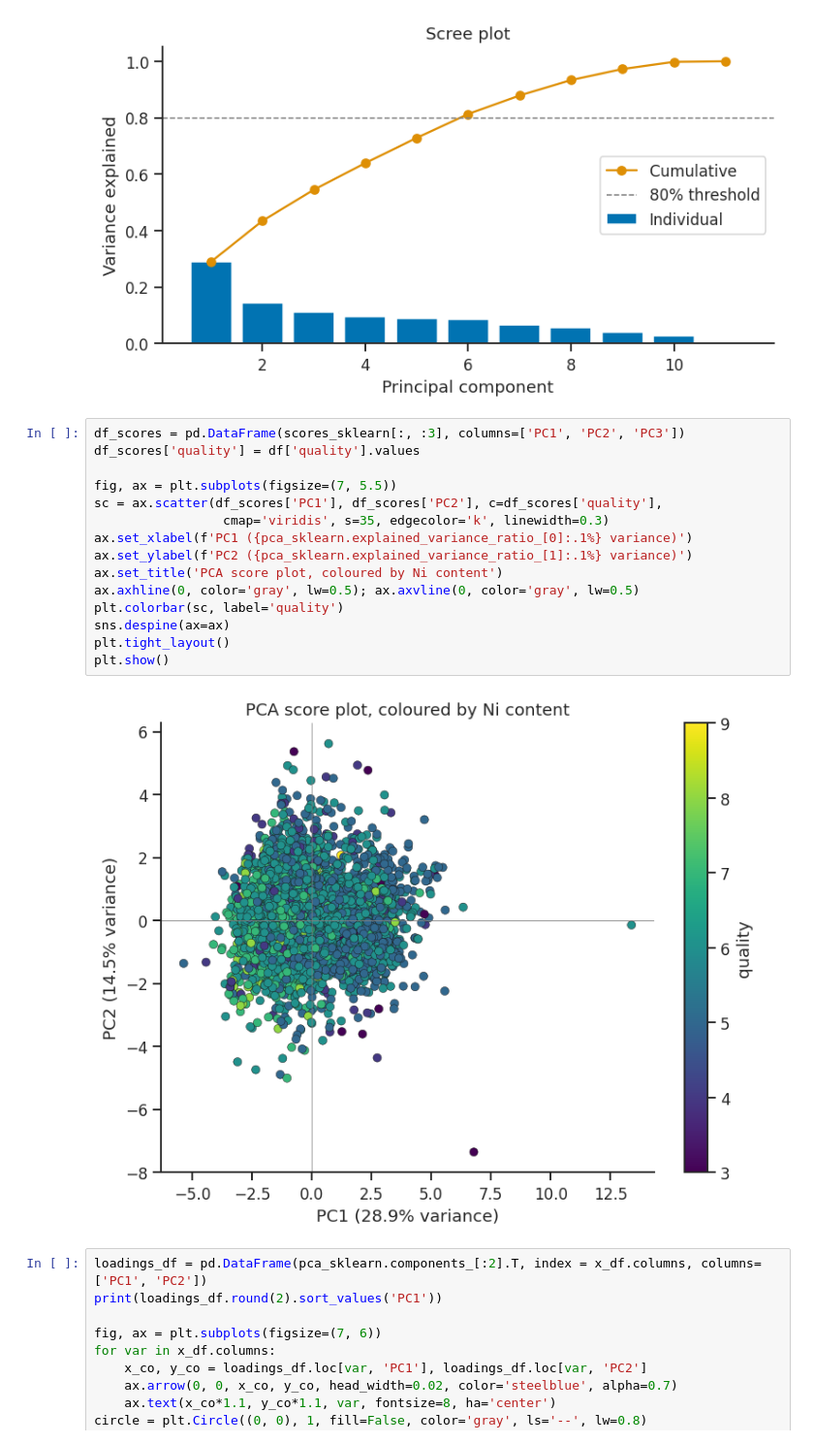
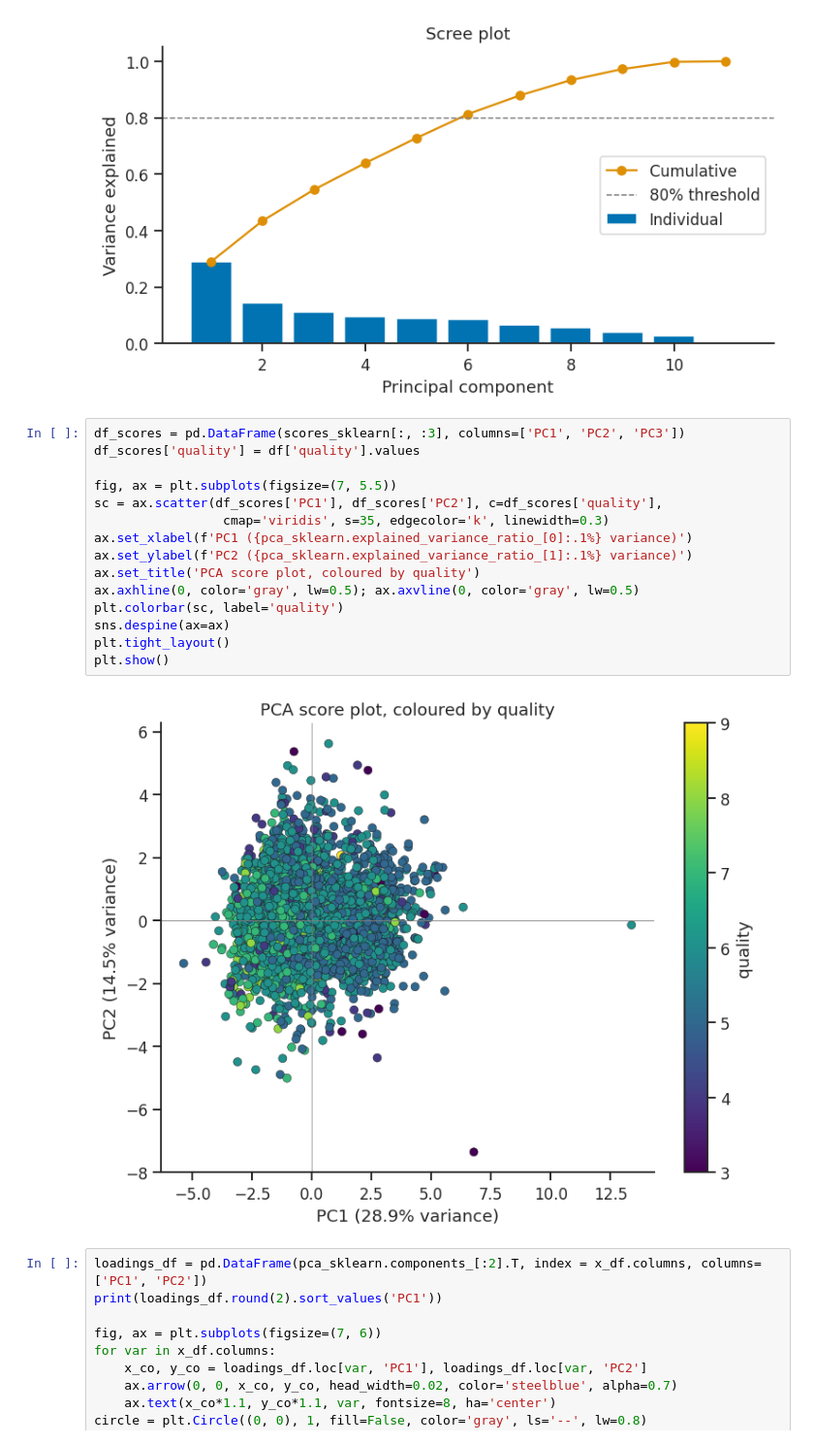
Before and after one commit to rasmus-kstud/1kb570_2026, a Jupyter notebook: Labs/02_modelling_wine_quality/starter_notebook.ipynb, the cells around one changed output. Shown at 97% size. Cells and saved outputs as stored; diff of their text form.

```diff
--- a/Labs/02_modelling_wine_quality/starter_notebook.ipynb
+++ b/Labs/02_modelling_wine_quality/starter_notebook.ipynb
@@ -519,20 +519,20 @@ plt.show()
 # %%
 df_scores = pd.DataFrame(scores_sklearn[:, :3], columns=['PC1', 'PC2', 'PC3'])
 df_scores['quality'] = df['quality'].values
 
 fig, ax = plt.subplots(figsize=(7, 5.5))
 sc = ax.scatter(df_scores['PC1'], df_scores['PC2'], c=df_scores['quality'],
                  cmap='viridis', s=35, edgecolor='k', linewidth=0.3)
 ax.set_xlabel(f'PC1 ({pca_sklearn.explained_variance_ratio_[0]:.1%} variance)')
 ax.set_ylabel(f'PC2 ({pca_sklearn.explained_variance_ratio_[1]:.1%} variance)')
-ax.set_title('PCA score plot, coloured by Ni content')
+ax.set_title('PCA score plot, coloured by quality')
 ax.axhline(0, color='gray', lw=0.5); ax.axvline(0, color='gray', lw=0.5)
 plt.colorbar(sc, label='quality')
 sns.despine(ax=ax)
 plt.tight_layout()
 plt.show()
 # %% [output]
-[figure, old version]
+[figure, new version]
 # %%
 loadings_df = pd.DataFrame(pca_sklearn.components_[:2].T, index = x_df.columns, columns=['PC1', 'PC2'])
 print(loadings_df.round(2).sort_values('PC1'))
```
Also changed, not shown: parts of 2 cells of this notebook.
